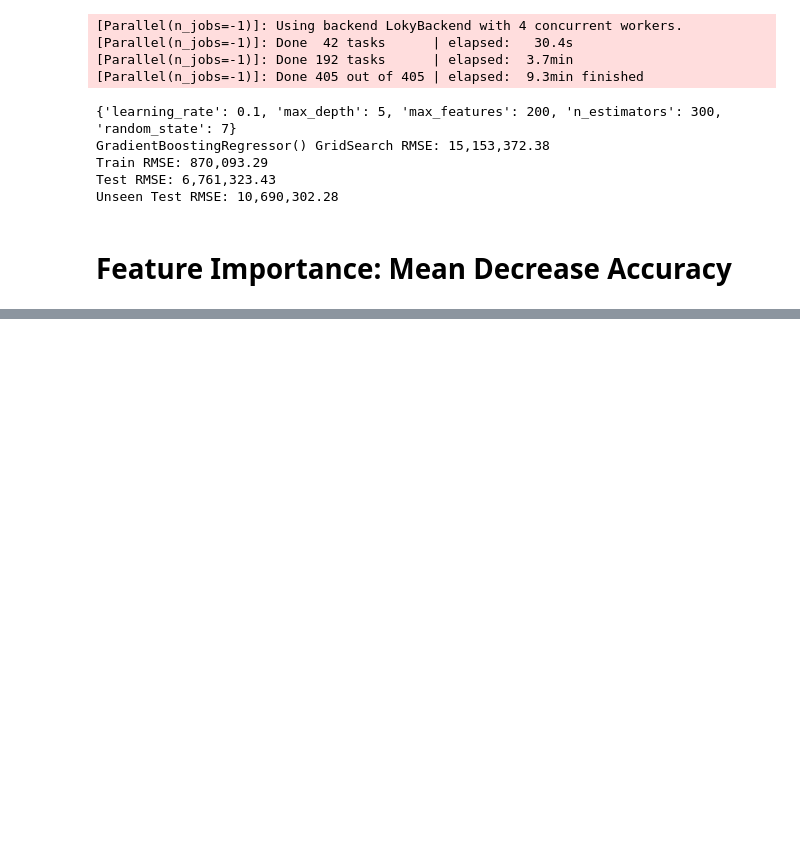
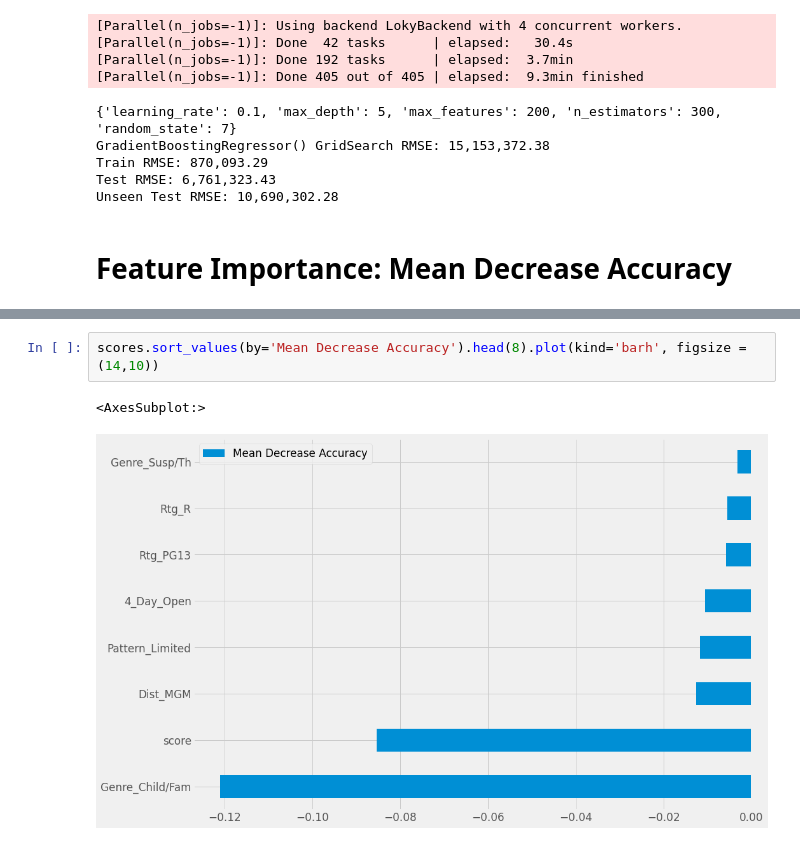
Before and after one commit to xazsanch/Predicting_Movie_Grosses, a Jupyter notebook: Untitled.ipynb, the cells around one changed output, grey strips where cells are left out. Cells and saved outputs as stored; diff of their text form; blank space fills up the shorter version.

```diff
--- a/Untitled.ipynb
+++ b/Untitled.ipynb
@@ -998,0 +1008,5 @@ scores.sort_values(by='Mean Decrease Accuracy').plot(kind='barh', figsize = (14,
+# %%
+scores.sort_values(by='Mean Decrease Accuracy').head(8).plot(kind='barh', figsize = (14,10))
+# %% [output]
+<AxesSubplot:>
+[figure, added]
```
Also changed, not shown: parts of 6 cells of this notebook.
